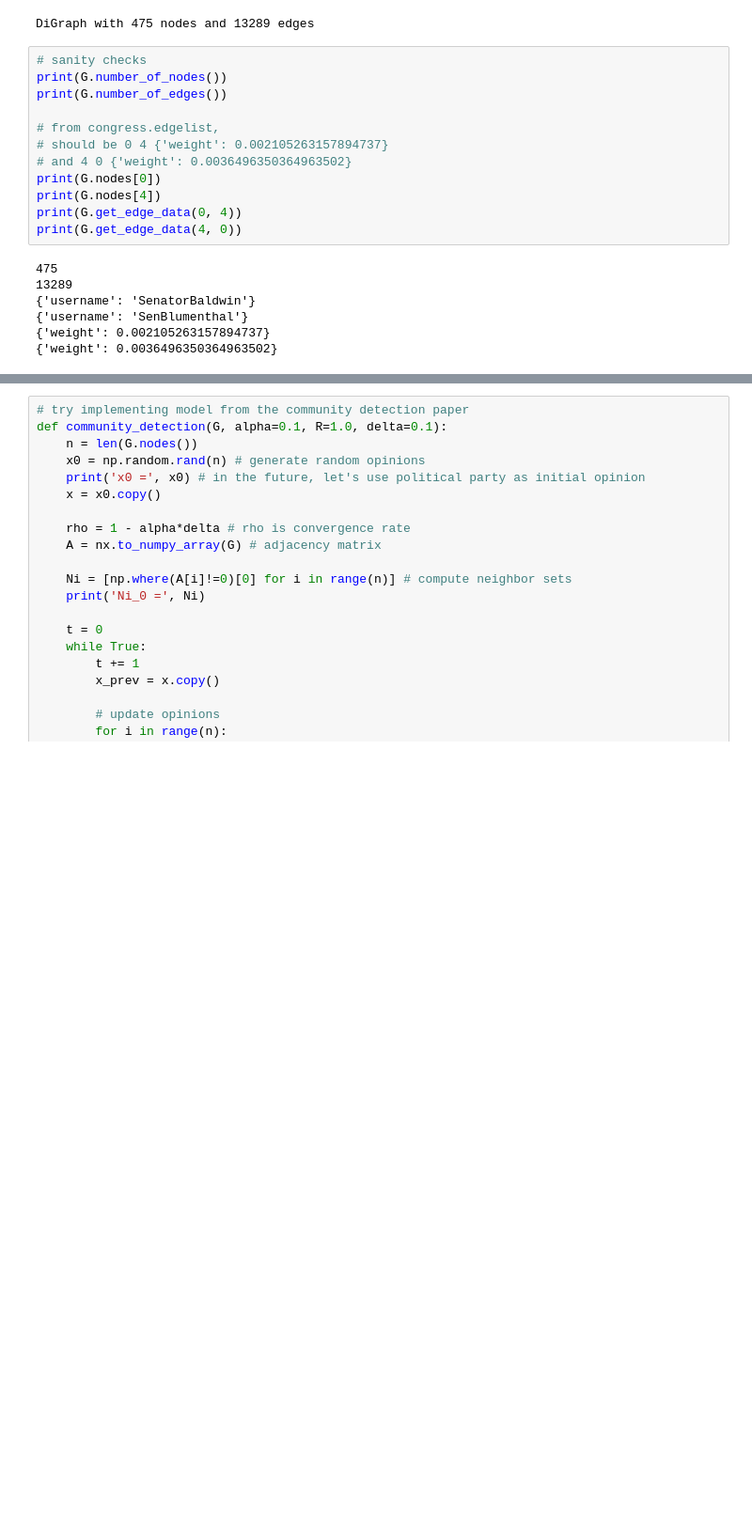
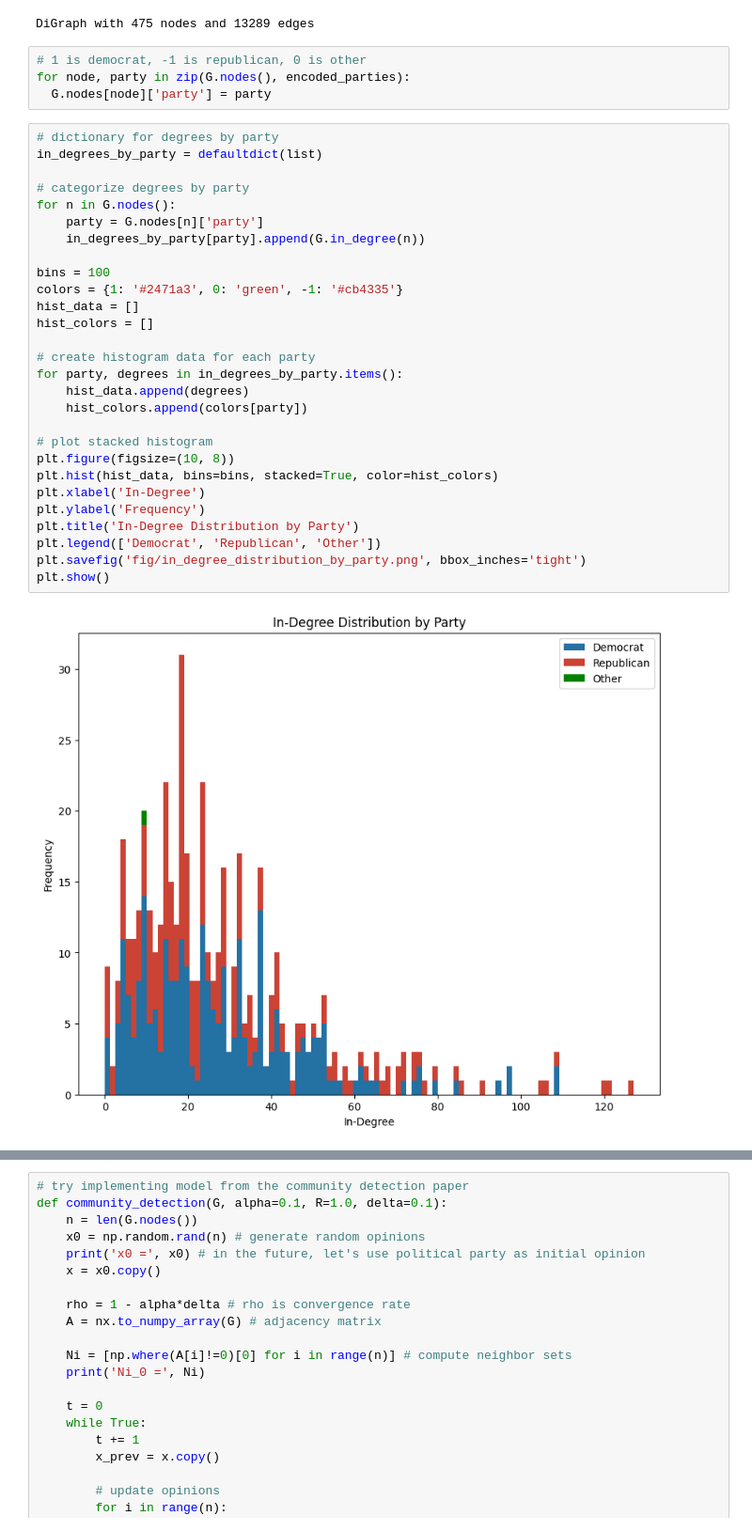
Before and after one commit to cjk4/opinion-modeling, a Jupyter notebook: community-detection.ipynb, the cells around one changed output, grey strips where cells are left out. Shown at 94% size. Drawn from its saved outputs; the diff is of its cells as text; blank space fills up the shorter version.

```diff
--- a/community-detection.ipynb
+++ b/community-detection.ipynb
@@ -47,22 +47,37 @@ G = create_congress_graph(inList, inWeight, outList, outWeight, usernameList)
 print(G)
 # %% [output]
 DiGraph with 475 nodes and 13289 edges
-# %%
-# sanity checks
-print(G.number_of_nodes())
-print(G.number_of_edges())
-
-# from congress.edgelist,
-# should be 0 4 {'weight': 0.002105263157894737}
-# and 4 0 {'weight': 0.0036496350364963502}
-print(G.nodes[0])
-print(G.nodes[4])
-print(G.get_edge_data(0, 4))
-print(G.get_edge_data(4, 0))
-# %% [output]
-475
-13289
-{'username': 'SenatorBaldwin'}
-{'username': 'SenBlumenthal'}
-{'weight': 0.002105263157894737}
-{'weight': 0.0036496350364963502}
+# %%
+# 1 is democrat, -1 is republican, 0 is other
+for node, party in zip(G.nodes(), encoded_parties):
+  G.nodes[node]['party'] = party
+# %%
+# dictionary for degrees by party
+in_degrees_by_party = defaultdict(list)
+
+# categorize degrees by party
+for n in G.nodes():
+    party = G.nodes[n]['party']
+    in_degrees_by_party[party].append(G.in_degree(n))
+
+bins = 100
+colors = {1: '#2471a3', 0: 'green', -1: '#cb4335'}
+hist_data = []
+hist_colors = []
+
+# create histogram data for each party
+for party, degrees in in_degrees_by_party.items():
+    hist_data.append(degrees)
+    hist_colors.append(colors[party])
+
+# plot stacked histogram
+plt.figure(figsize=(10, 8))
+plt.hist(hist_data, bins=bins, stacked=True, color=hist_colors)
+plt.xlabel('In-Degree')
+plt.ylabel('Frequency')
+plt.title('In-Degree Distribution by Party')
+plt.legend(['Democrat', 'Republican', 'Other'])
+plt.savefig('fig/in_degree_distribution_by_party.png', bbox_inches='tight')
+plt.show()
+# %% [output]
+[figure, added]
```
Also changed, not shown: parts of 25 cells of this notebook, 10 other files.
